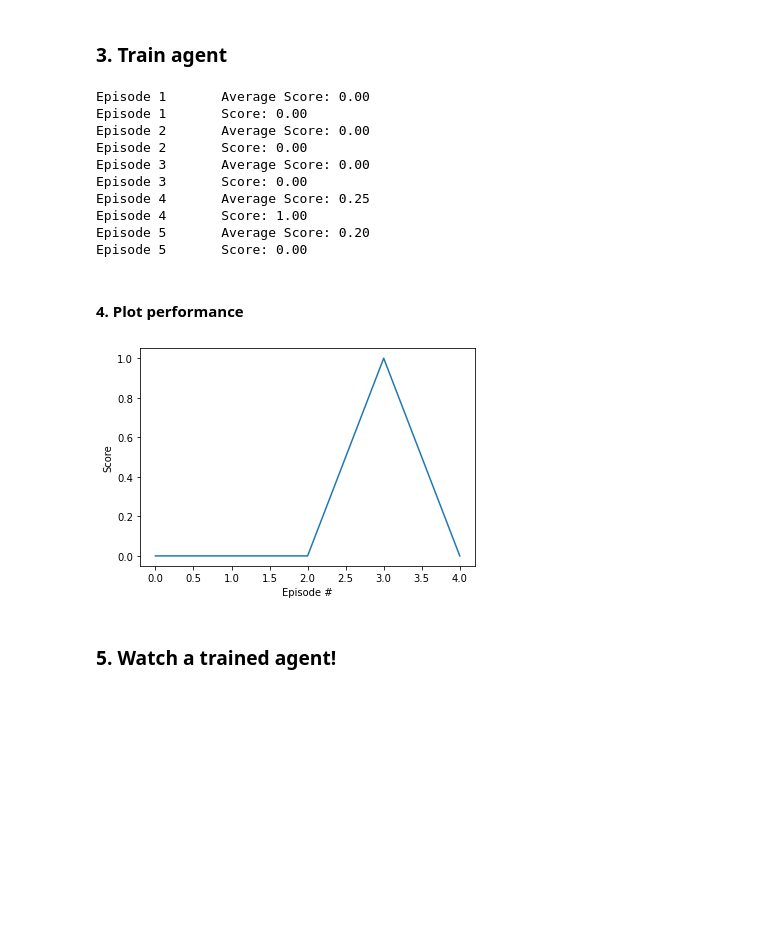
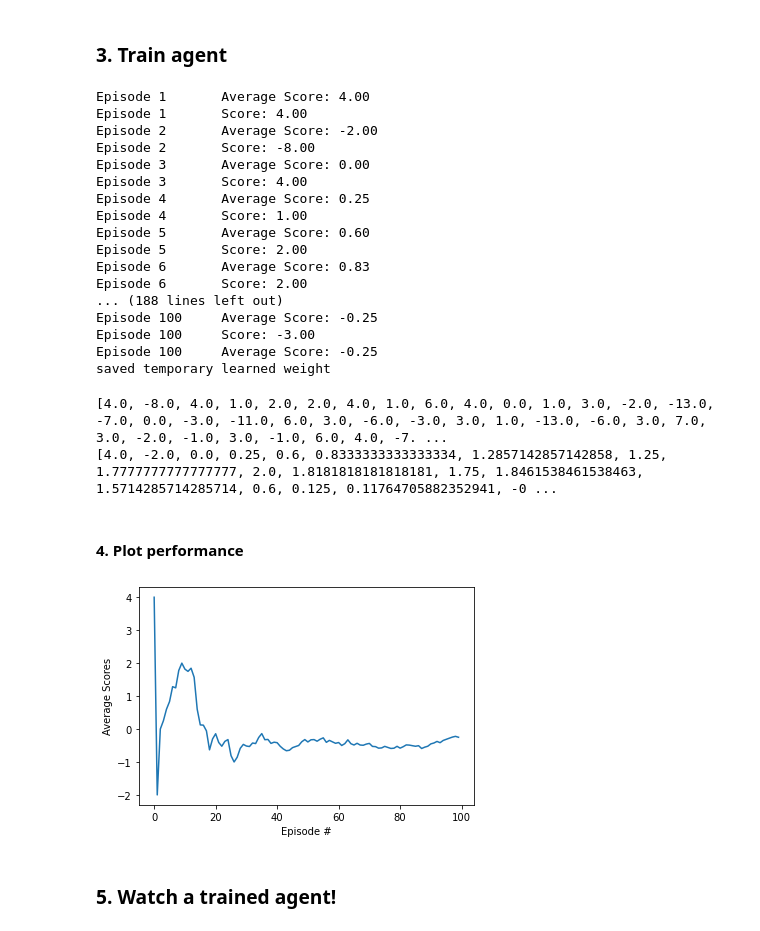
Before and after one commit to heanny/Reinforcement-Learning-project-for-vacuum-cleaner-with-3D-simulation, a Jupyter notebook: DQN_vanilla/Navigation_Original.ipynb, the cells around one changed output. Drawn from its saved outputs; the diff is of its cells as text; code cells hidden in the pictures; blank space fills up the shorter version.

```diff
--- a/DQN_vanilla/Navigation_Original.ipynb
+++ b/DQN_vanilla/Navigation_Original.ipynb
@@ -12,7 +12,7 @@ import os
 import matplotlib.pyplot as plt
 %matplotlib inline
 # %%
-ENV_PATH = "environment-MAC/en.app"
+ENV_PATH = "../environment-MAC/en.app"
 # %% [markdown]
 ### 1. Initialise customised Banana Collecter environment
 # %% [markdown]
@@ -85,7 +86,7 @@ for act in range(5):
 # %% [markdown]
 ### 3. Train agent
 # %%
-def train_dqn(agent, n_episodes=2, max_t=100, eps_start=1.0, eps_end=0.1, eps_decay=0.99):
+def train_dqn(agent, n_episodes=2, max_t=500, eps_start=1.0, eps_end=0.1, eps_decay=0.98):
     """Deep Q-Learning.
 
     Params
@@ -96,6 +97,7 @@ def train_dqn(agent, n_episodes=2, max_t=100, eps_start=1.0, eps_end=0.1, eps_de
         eps_end (float): minimum value of epsilon
         eps_decay (float): multiplicative factor (per episode) for decreasing epsilon
     """
+    average_scores = []
     scores = []                        # list containing scores from each episode
     scores_window = deque(maxlen=100)  # last 100 scores
     eps = eps_start                    # initialize epsilon
@@ -158,6 +160,7 @@ def train_dqn(agent, n_episodes=2, max_t=100, eps_start=1.0, eps_end=0.1, eps_de
         scores_window.append(score)       # save most recent score
 #         print(scores_window)
         scores.append(score)              # save most recent score
+        average_scores.append(np.mean(scores))
         eps = max(eps_end, eps_decay*eps) # decrease epsilon
         print('\rEpisode {}\tAverage Score: {:.2f}'.format(i_episode, np.mean(scores)))
         print('\rEpisode {}\tScore: {:.2f}'.format(i_episode, score))
@@ -170,36 +173,49 @@ def train_dqn(agent, n_episodes=2, max_t=100, eps_start=1.0, eps_end=0.1, eps_de
 #             torch.save(agent.qnetwork_local.state_dict(), 'checkpoint.pth')
 #             print('agent done training')
 #             break
-    return scores
+    return scores, average_scores
 # %%
 # if os.path.isfile('./checkpoint.pth'):
 #     # load the weights from file
 #     agent.qnetwork_local.load_state_dict(torch.load('checkpoint.pth'))
 
-scores = train_dqn(agent, n_episodes=5)
+scores, average_scores = train_dqn(agent, n_episodes=100)
 # %% [output]
-Episode 1       Average Score: 0.00
-Episode 1       Score: 0.00
-Episode 2       Average Score: 0.00
-Episode 2       Score: 0.00
+Episode 1       Average Score: 4.00
+Episode 1       Score: 4.00
+Episode 2       Average Score: -2.00
+Episode 2       Score: -8.00
 Episode 3       Average Score: 0.00
-Episode 3       Score: 0.00
+Episode 3       Score: 4.00
 Episode 4       Average Score: 0.25
 Episode 4       Score: 1.00
-Episode 5       Average Score: 0.20
-Episode 5       Score: 0.00
+Episode 5       Average Score: 0.60
+Episode 5       Score: 2.00
+Episode 6       Average Score: 0.83
+Episode 6       Score: 2.00
+... (188 lines left out)
+Episode 100     Average Score: -0.25
+Episode 100     Score: -3.00
+Episode 100     Average Score: -0.25
+saved temporary learned weight
+# %%
+print(scores)
+print(average_scores)
+# %% [output]
+[4.0, -8.0, 4.0, 1.0, 2.0, 2.0, 4.0, 1.0, 6.0, 4.0, 0.0, 1.0, 3.0, -2.0, -13.0, -7.0, 0.0, -3.0, -11.0, 6.0, 3.0, -6.0, -3.0, 3.0, 1.0, -13.0, -6.0, 3.0, 7.0, 3.0, -2.0, -1.0, 3.0, -1.0, 6.0, 4.0, -7. ...
+[4.0, -2.0, 0.0, 0.25, 0.6, 0.8333333333333334, 1.2857142857142858, 1.25, 1.7777777777777777, 2.0, 1.8181818181818181, 1.75, 1.8461538461538463, 1.5714285714285714, 0.6, 0.125, 0.11764705882352941, -0 ...
 # %% [markdown]
 #### 4. Plot performance
 # %%
 # plot the scores
 fig = plt.figure()
 ax = fig.add_subplot(111)
-plt.plot(np.arange(len(scores)), scores)
-plt.ylabel('Score')
+plt.plot(np.arange(len(average_scores)), average_scores)
+plt.ylabel('Average Scores')
 plt.xlabel('Episode #')
 plt.show()
 # %% [output]
-[figure, old version]
+[figure, new version]
 # %% [markdown]
 ### 5. Watch a trained agent!
 # %%
```
Also changed, not shown: parts of 1 cell of this notebook, 1 other file.
